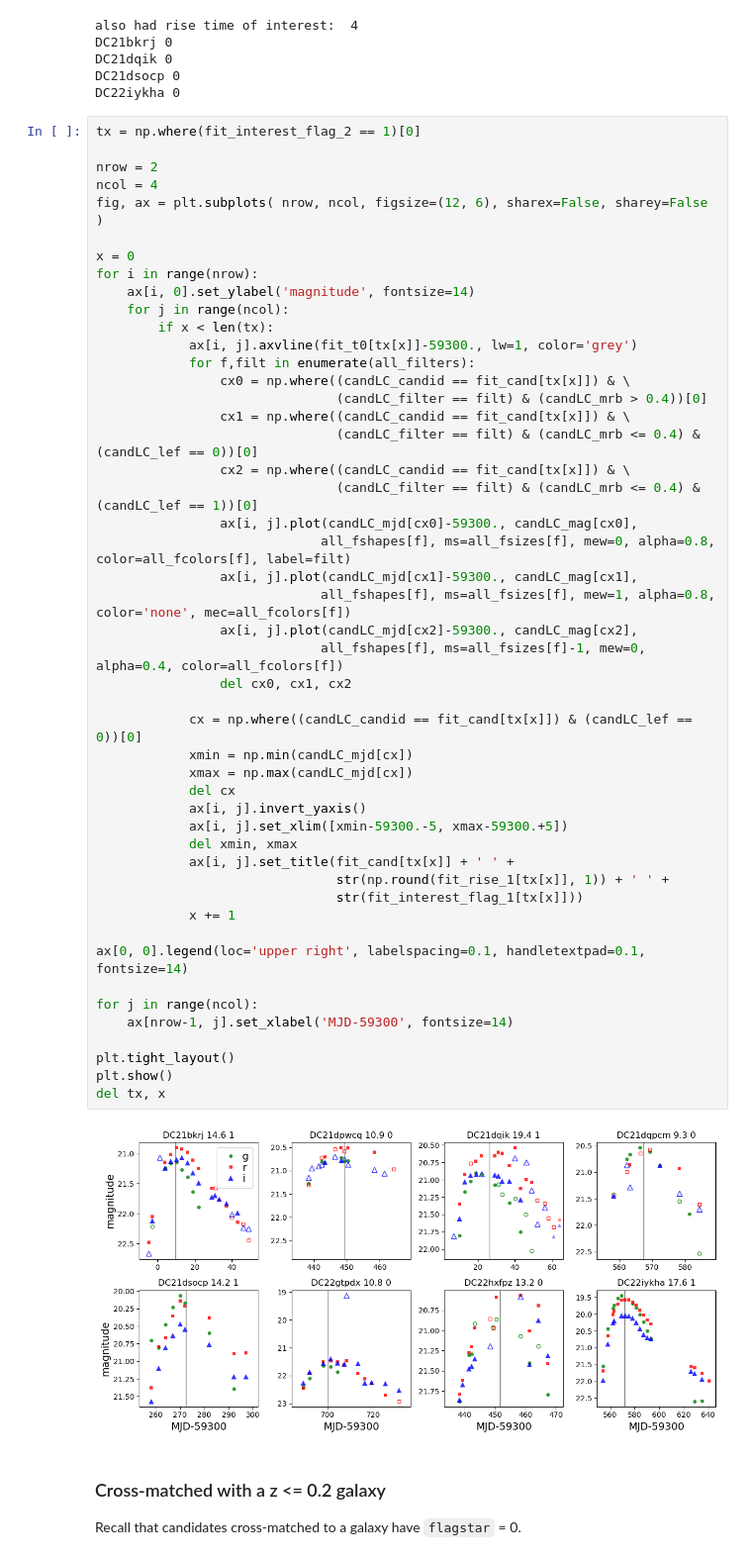
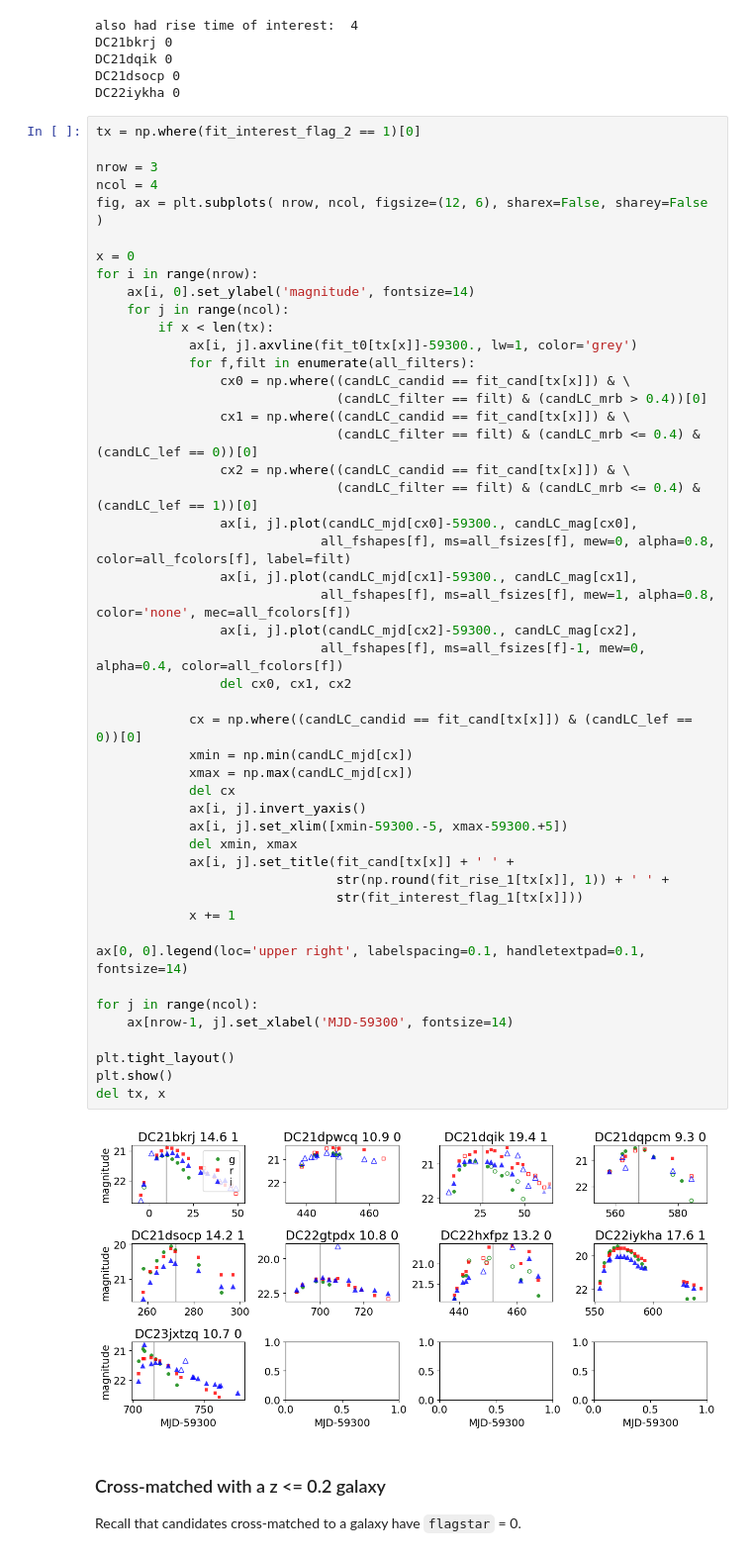
Before and after one commit to MelissaGraham/decam_ddf_tools, a Jupyter notebook: transients_science/SNIa/5_find_potential_SNIa_early.ipynb, the cells around one changed output. Shown at 99% size. Saved outputs shown, nothing was run; the diff lists cells and outputs as text.

```diff
--- a/transients_science/SNIa/5_find_potential_SNIa_early.ipynb
+++ b/transients_science/SNIa/5_find_potential_SNIa_early.ipynb
@@ -354,7 +354,7 @@ DC22iykha 0
 # %%
 tx = np.where(fit_interest_flag_2 == 1)[0]
 
-nrow = 2
+nrow = 3
 ncol = 4
 fig, ax = plt.subplots( nrow, ncol, figsize=(12, 6), sharex=False, sharey=False )
 
@@ -373,34 +373,34 @@ for i in range(nrow):
                                (candLC_filter == filt) & (candLC_mrb <= 0.4) & (candLC_lef == 1))[0]
                 ax[i, j].plot(candLC_mjd[cx0]-59300., candLC_mag[cx0],
                              all_fshapes[f], ms=all_fsizes[f], mew=0, alpha=0.8, color=all_fcolors[f], label=filt)
                 ax[i, j].plot(candLC_mjd[cx1]-59300., candLC_mag[cx1],
                              all_fshapes[f], ms=all_fsizes[f], mew=1, alpha=0.8, color='none', mec=all_fcolors[f])
                 ax[i, j].plot(candLC_mjd[cx2]-59300., candLC_mag[cx2],
                              all_fshapes[f], ms=all_fsizes[f]-1, mew=0, alpha=0.4, color=all_fcolors[f])
                 del cx0, cx1, cx2
 
             cx = np.where((candLC_candid == fit_cand[tx[x]]) & (candLC_lef == 0))[0]
             xmin = np.min(candLC_mjd[cx])
             xmax = np.max(candLC_mjd[cx])
             del cx
             ax[i, j].invert_yaxis()
             ax[i, j].set_xlim([xmin-59300.-5, xmax-59300.+5])
             del xmin, xmax
             ax[i, j].set_title(fit_cand[tx[x]] + ' ' +
                                str(np.round(fit_rise_1[tx[x]], 1)) + ' ' +
                                str(fit_interest_flag_1[tx[x]]))
             x += 1
 
 ax[0, 0].legend(loc='upper right', labelspacing=0.1, handletextpad=0.1, fontsize=14)
 
 for j in range(ncol):
     ax[nrow-1, j].set_xlabel('MJD-59300', fontsize=14)
 
 plt.tight_layout()
 plt.show()
 del tx, x
 # %% [output]
-[figure, old version]
+[figure, new version]
 # %% [markdown]
 ### Cross-matched with a z <= 0.2 galaxy
 
```
Also changed, not shown: parts of 1 cell of this notebook, 4 other files.
